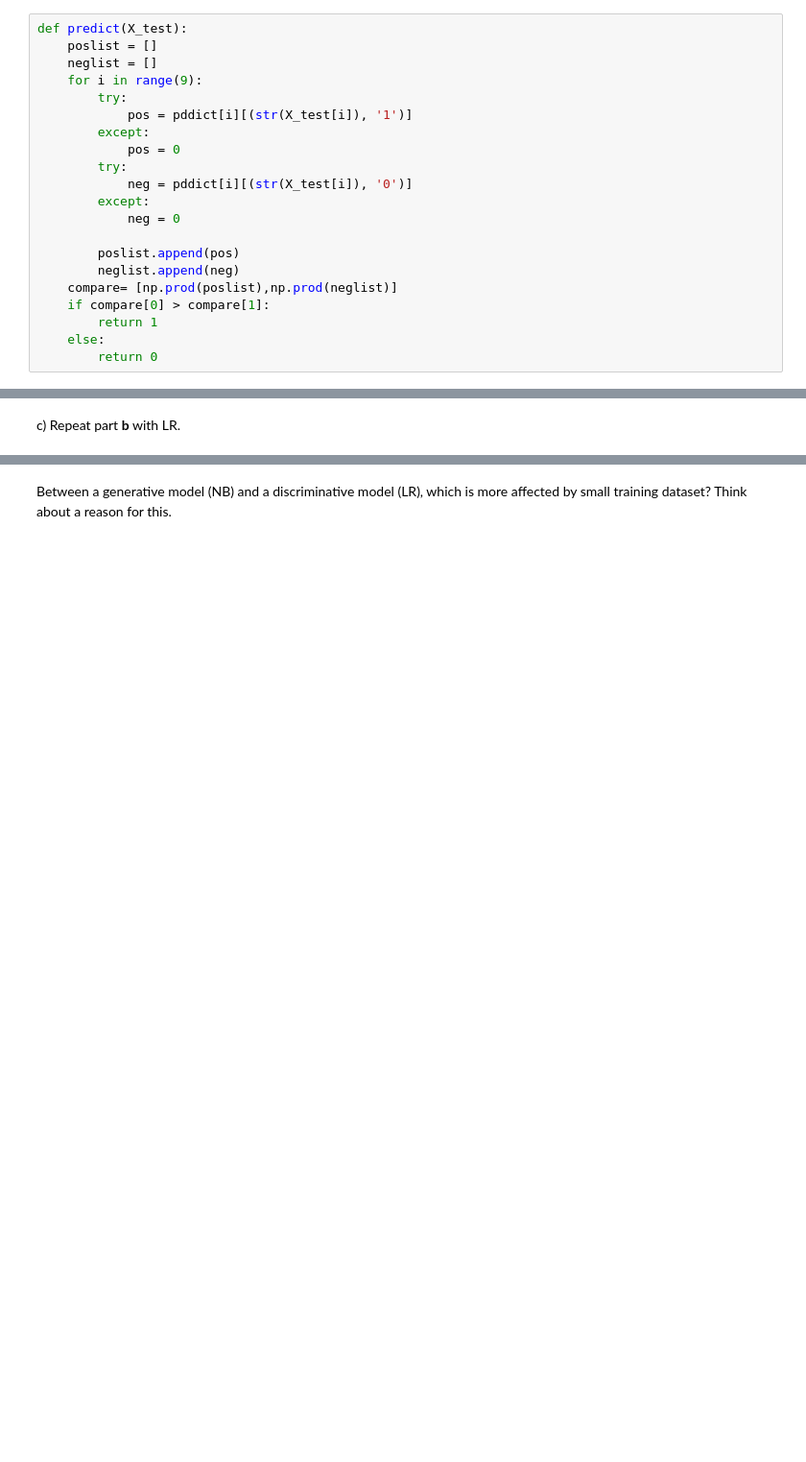
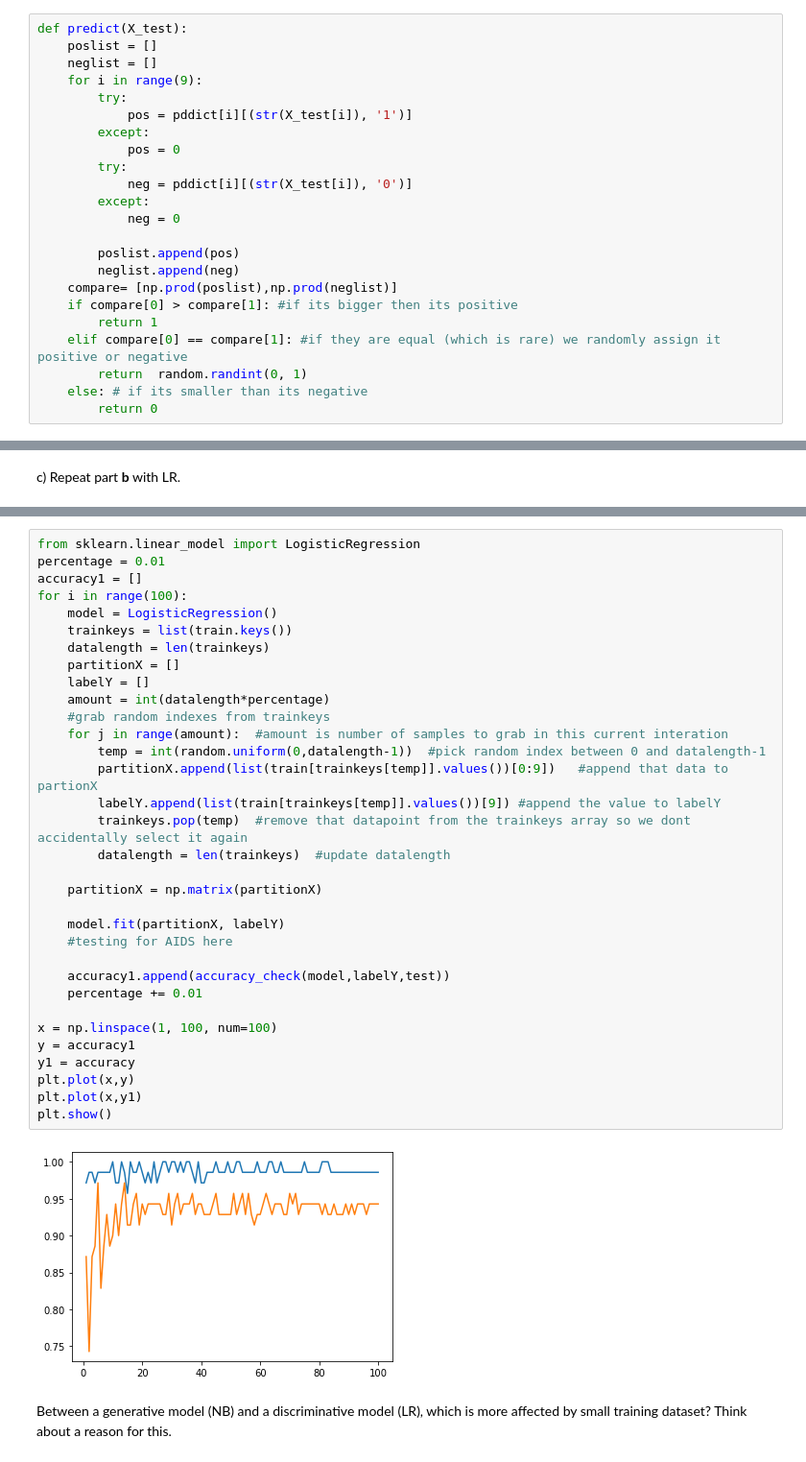
Before and after one commit to skiteskopes/pstat190dd_hw2, a Jupyter notebook: HW2.ipynb, the cells around one changed output, grey strips where cells are left out. Shown: that part at 96% size. Cells and saved outputs as stored; diff of their text form; blank space fills up the shorter version.

```diff
--- a/HW2.ipynb
+++ b/HW2.ipynb
@@ -235,9 +229,11 @@ def predict(X_test):
         poslist.append(pos)
         neglist.append(neg)
     compare= [np.prod(poslist),np.prod(neglist)]
-    if compare[0] > compare[1]:
+    if compare[0] > compare[1]: #if its bigger then its positive
         return 1
-    else:
+    elif compare[0] == compare[1]: #if they are equal (which is rare) we randomly assign it positive or negative
+        return  random.randint(0, 1)
+    else: # if its smaller than its negative
         return 0
 # %% [markdown]
 Predict the label of all the instances in the test dataset, calculate and print out the accuracy.
@@ -463,3 +455,38 @@ from sklearn.linear_model import LogisticRegression
+# %%
+from sklearn.linear_model import LogisticRegression
+percentage = 0.01
+accuracy1 = []
+for i in range(100):
+    model = LogisticRegression()
+    trainkeys = list(train.keys())
+    datalength = len(trainkeys)
+    partitionX = []
+    labelY = []
+    amount = int(datalength*percentage)
+    #grab random indexes from trainkeys
+    for j in range(amount):  #amount is number of samples to grab in this current interation
+        temp = int(random.uniform(0,datalength-1))  #pick random index between 0 and datalength-1
+        partitionX.append(list(train[trainkeys[temp]].values())[0:9])   #append that data to partionX
+        labelY.append(list(train[trainkeys[temp]].values())[9]) #append the value to labelY
+        trainkeys.pop(temp)  #remove that datapoint from the trainkeys array so we dont accidentally select it again
+        datalength = len(trainkeys)  #update datalength
+
+    partitionX = np.matrix(partitionX)
+
+    model.fit(partitionX, labelY)
+    #testing for AIDS here
+
+    accuracy1.append(accuracy_check(model,labelY,test))
+    percentage += 0.01
+
+x = np.linspace(1, 100, num=100)
+y = accuracy1
+y1 = accuracy
+plt.plot(x,y)
+plt.plot(x,y1)
+plt.show()
+# %% [output]
+[figure, added]
 # %% [markdown]
 Between a generative model (NB) and a discriminative model (LR), which is more affected by small training dataset? Think about a reason for this.
 # %% [markdown]
```
Also changed, not shown: parts of 18 cells of this notebook.
